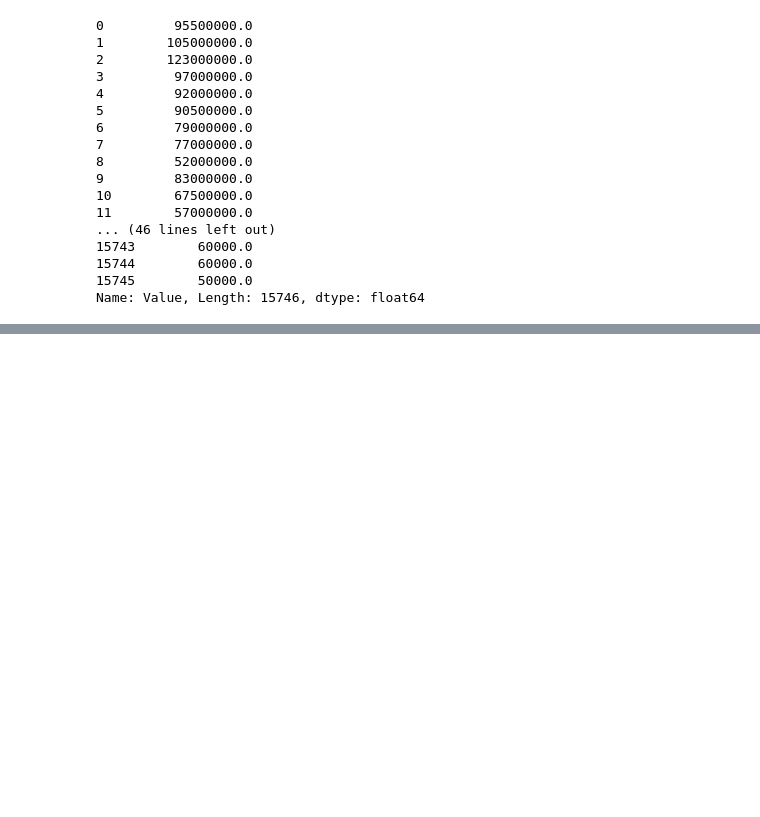
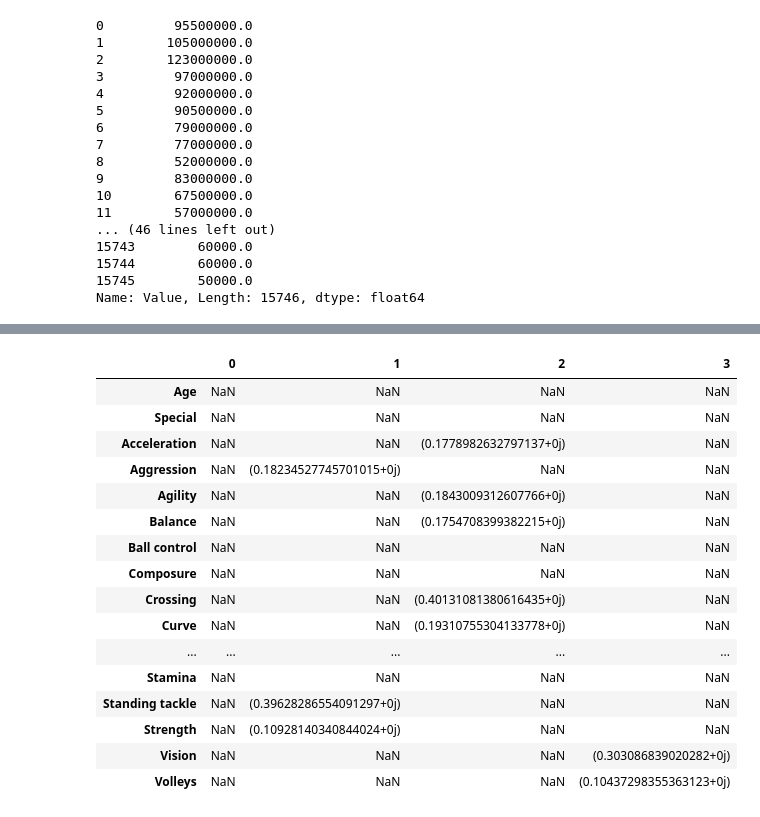
Before and after one commit to YahanCU/Football-analytics-project, a Jupyter notebook: Project for soccer game.ipynb, the cells around one changed output, grey strips where cells are left out. Cells and saved outputs as stored; diff of their text form; code cells hidden in the pictures; blank space fills up the shorter version.

```diff
--- a/Project for soccer game.ipynb
+++ b/Project for soccer game.ipynb
@@ -537,11 +497,32 @@ a = groupby_position(d,l,variables)
 # %%
-
 def pca(data_pca,n):
     meanVal=np.mean(data_pca,axis=0)
     newData=data_pca-meanVal
     covMat=np.cov(newData,rowvar=0)
     eigVals,eigVects=np.linalg.eig(np.mat(covMat))
     eigValIndice=np.argsort(eigVals)
     n_eigValIndice=eigValIndice[-1:-(n+1):-1]
     n_eigVect=eigVects[:,n_eigValIndice]
     lowDDataMat=newData.values*n_eigVect
+    return n_eigVect
+result = pd.DataFrame(pca(data,4))
+result.index = variables
+result[result>0.1]
+# %% [output]
+|  | 0 | 1 | 2 | 3 |
+| Age | NaN | NaN | NaN | NaN |
+| Special | NaN | NaN | NaN | NaN |
+| Acceleration | NaN | NaN | (0.1778982632797137+0j) | NaN |
+| Aggression | NaN | (0.18234527745701015+0j) | NaN | NaN |
+| Agility | NaN | NaN | (0.1843009312607766+0j) | NaN |
+| Balance | NaN | NaN | (0.1754708399382215+0j) | NaN |
+| Ball control | NaN | NaN | NaN | NaN |
+| Composure | NaN | NaN | NaN | NaN |
+| Crossing | NaN | NaN | (0.40131081380616435+0j) | NaN |
+| Curve | NaN | NaN | (0.19310755304133778+0j) | NaN |
+| ... | ... | ... | ... | ... |
+| Stamina | NaN | NaN | NaN | NaN |
+| Standing tackle | NaN | (0.39628286554091297+0j) | NaN | NaN |
+| Strength | NaN | (0.10928140340844024+0j) | NaN | NaN |
+| Vision | NaN | NaN | NaN | (0.303086839020282+0j) |
+| Volleys | NaN | NaN | NaN | (0.10437298355363123+0j) |
```
Also changed, not shown: parts of 5 cells of this notebook.
